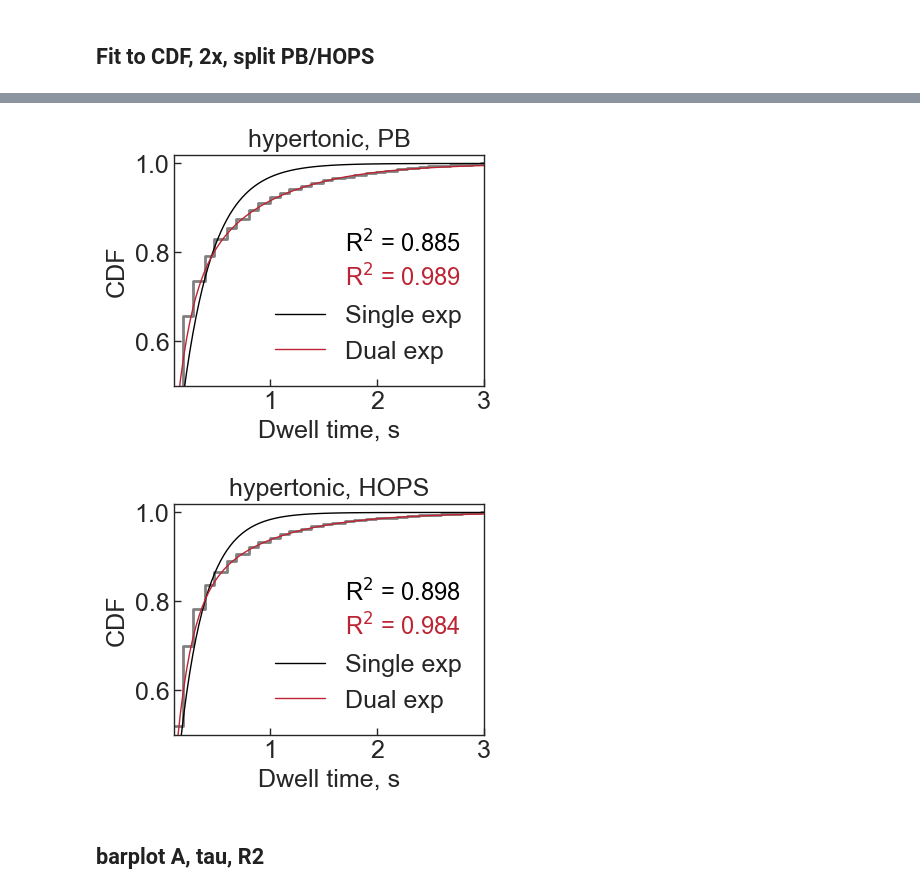
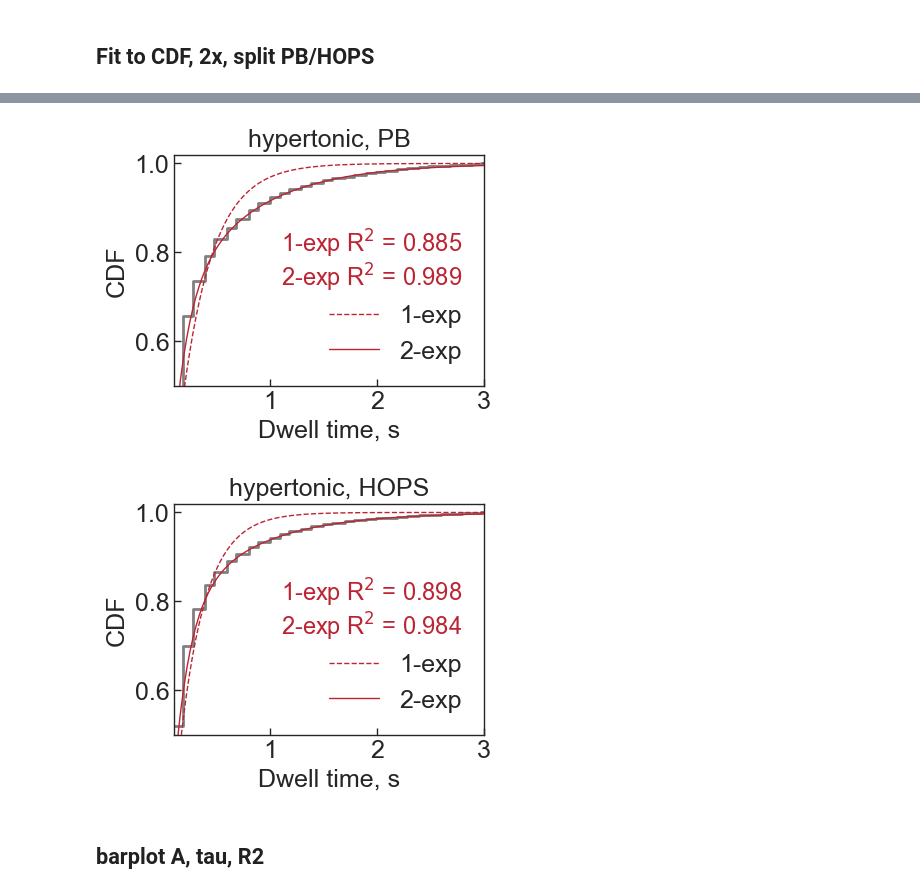
Before and after one commit to walterlab-um/RNA_SPT_in_cellular_condensates, a Jupyter notebook: plot_paper_figure/Fig3_interaction_modes.ipynb, the cells around one changed output, grey strips where cells are left out. Saved outputs shown, nothing was run; the diff lists cells and outputs as text; code cells hidden in the pictures.

```diff
--- a/plot_paper_figure/Fig3_interaction_modes.ipynb
+++ b/plot_paper_figure/Fig3_interaction_modes.ipynb
@@ -15,10 +13,10 @@ sns.set(color_codes=True, style="white")
 folder = "/Volumes/lsa-nwalter/Guoming_Gao_turbo/Walterlab_server/PROCESSED_DATA/RNA-in-HOPS_condensates/paper_figure_plots/distinct_interaction_modes"
 os.chdir(folder)
 
-color_1x_badfit = "#808080"
-color_1x_goodfit = "#E88791"
-color_2x_badfit = "#000000"
-color_2x_goodfit = "#BD2433"
+# color_1x = "#808080"
+color_1x = "#E88791"
+# color_2x = "#000000"
+color_2x = "#BD2433"
 
 df_1x = pd.read_csv("colocalization_AIO_concat-FL_1x_100ms.csv")
 df_2x = pd.read_csv("colocalization_AIO_concat-FL_2x_100ms.csv")
@@ -640,70 +638,70 @@ ax = sns.histplot(
 plt.plot(
     results_single_2x_PB["bin_centers"],
     results_single_2x_PB["yfit"],
-    color=color_2x_badfit,
-    linestyle="-",
-    label="Single exp",
+    color=color_2x,
+    linestyle="--",
+    label="1-exp",
     lw=1,
 )
 # plot dual fit
 plt.plot(
     results_dual_2x_PB["bin_centers"],
     results_dual_2x_PB["yfit"],
-    color=color_2x_goodfit,
+    color=color_2x,
     linestyle="-",
-    label="Dual exp",
+    label="2-exp",
     lw=1,
 )
 # add text
-left = 1.7
+left = 1.1
 top = 0.8
 gap = 0.075
 plt.text(
     left,
     top,
-    "R$^2$ = "
+    "1-exp R$^2$ = "
     + "{:.3f}".format(round(results_single_2x_PB["R2"], 3)),
     fontsize=17,
-    color=color_2x_badfit,
+    color=color_2x,
     horizontalalignment="left",
 )
 plt.text(
     left,
     top - gap * 1,
-    "R$^2$ = "
+    "2-exp R$^2$ = "
     + "{:.3f}".format(round(results_dual_2x_PB["R2"], 3)),
     fontsize=17,
-    color=color_2x_goodfit,
+    color=color_2x,
     horizontalalignment="left",
 )
 # adjust other param
 plt.legend(frameon=False, loc=4, fontsize=18)
 plt.xlim(0.1, 3)
 plt.ylim(0.5, 1.02)
 plt.xlabel("Dwell time, s", fontsize=18)
 plt.ylabel("CDF", fontsize=18)
 plt.title("hypertonic, PB", fontsize=18)
 plt.gca().spines[:].set_linewidth(1)
 plt.gca().tick_params(
     axis="both",
     which="major",
     labelsize=18,
     direction="in",
     bottom=True,
     left=True,
     length=5,
     width=1,
 )
 plt.gca().set_axisbelow(False)
 plt.gca().tick_params(axis="both", which="major", labelsize=18)
 plt.savefig(
     "compare_exp_fits-FL_2x_PB.png",
     format="png",
     bbox_inches="tight",
     dpi=300,
 )
 # %% [output]
-[figure, old version]
+[figure, new version]
 # %%
 # For 2x, HOPS
 plt.figure(figsize=(4, 3))
@@ -723,40 +721,40 @@ ax = sns.histplot(
 plt.plot(
     results_single_2x_HOPS["bin_centers"],
     results_single_2x_HOPS["yfit"],
-    color=color_2x_badfit,
-    linestyle="-",
-    label="Single exp",
+    color=color_2x,
+    linestyle="--",
+    label="1-exp",
     lw=1,
 )
 # plot dual fit
 plt.plot(
     results_dual_2x_HOPS["bin_centers"],
     results_dual_2x_HOPS["yfit"],
-    color=color_2x_goodfit,
+    color=color_2x,
     linestyle="-",
-    label="Dual exp",
+    label="2-exp",
     lw=1,
 )
 # add text
-left = 1.7
+left = 1.1
 top = 0.8
 gap = 0.075
 plt.text(
     left,
     top,
-    "R$^2$ = "
+    "1-exp R$^2$ = "
     + "{:.3f}".format(round(results_single_2x_HOPS["R2"], 3)),
     fontsize=17,
-    color=color_2x_badfit,
+    color=color_2x,
     horizontalalignment="left",
 )
 plt.text(
     left,
     top - gap * 1,
-    "R$^2$ = "
+    "2-exp R$^2$ = "
     + "{:.3f}".format(round(results_dual_2x_HOPS["R2"], 3)),
     fontsize=17,
-    color=color_2x_goodfit,
+    color=color_2x,
     horizontalalignment="left",
 )
 # adjust other param
@@ -786,7 +784,7 @@ plt.savefig(
     dpi=300,
 )
 # %% [output]
-[figure, old version]
+[figure, new version]
 # %% [markdown]
 ## barplot A, tau, R2
 # %%
```
Also changed, not shown: parts of 9 cells of this notebook.
